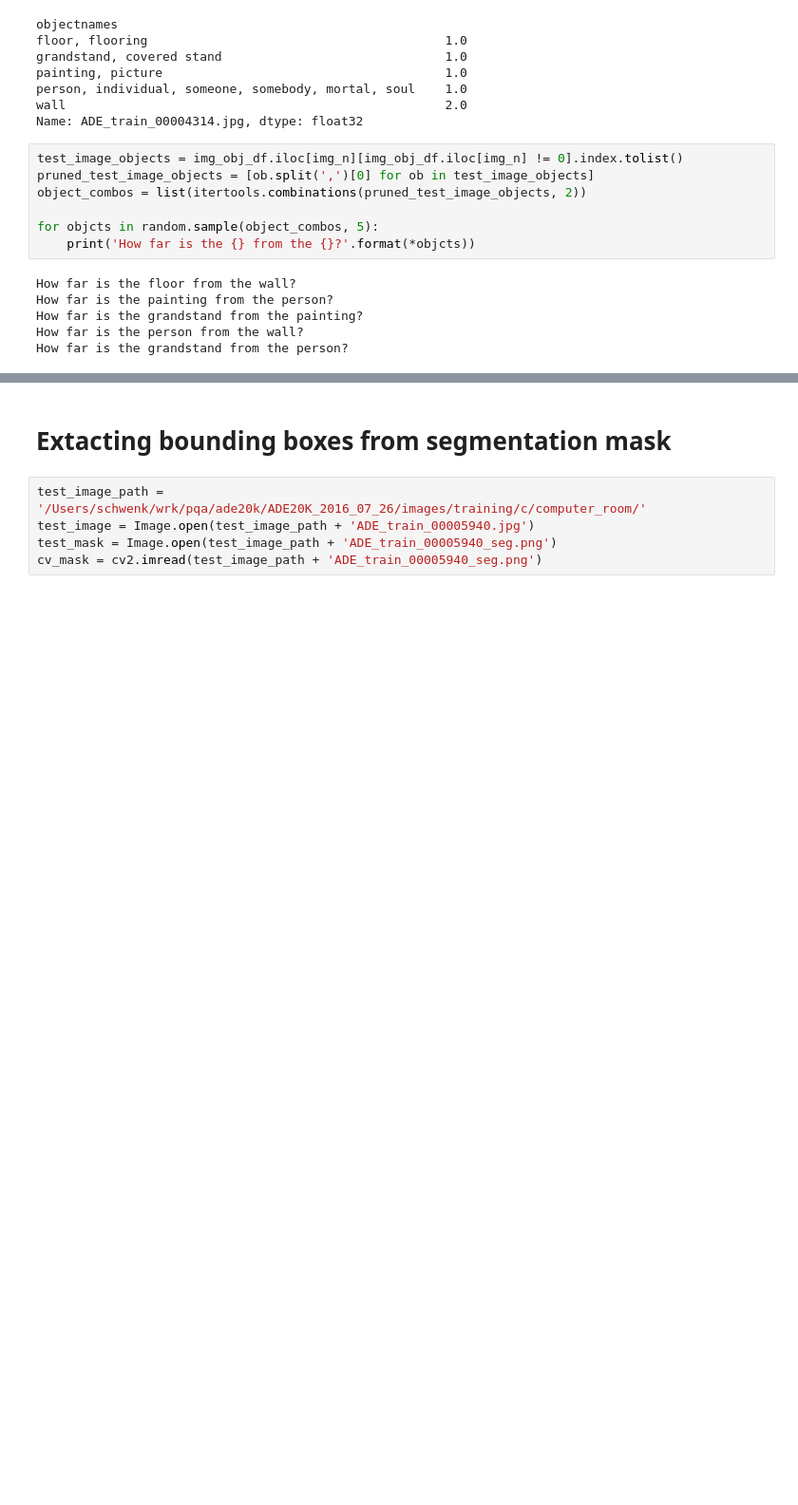
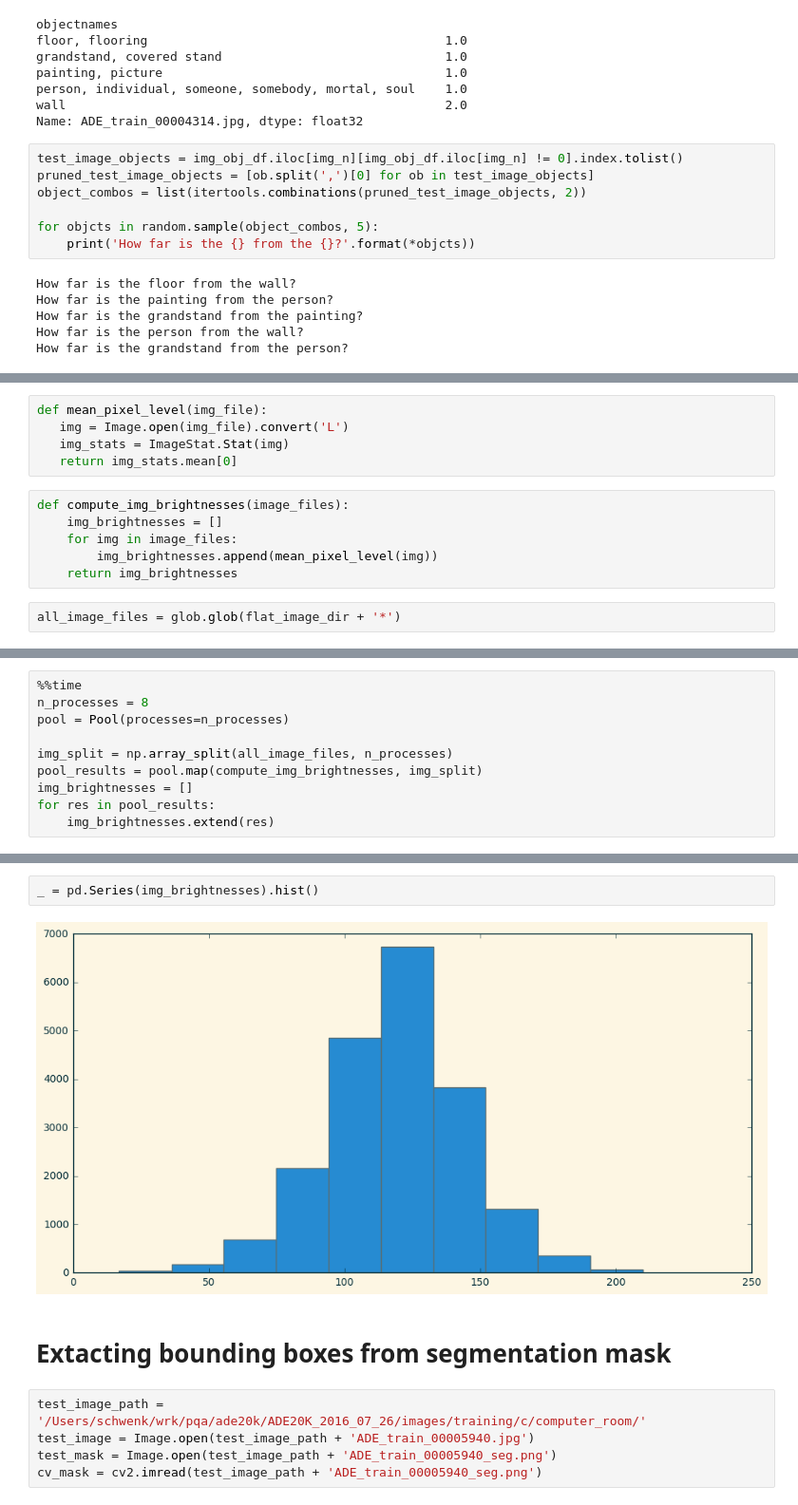
Before and after one commit to drschwenk/pqa_notebooks, a Jupyter notebook: ade_image_selection.ipynb, the cells around one changed output, grey strips where cells are left out. Shown at 95% size. Cells and saved outputs as stored; diff of their text form; blank space fills up the shorter version.

```diff
--- a/ade_image_selection.ipynb
+++ b/ade_image_selection.ipynb
@@ -373,0 +383,13 @@ How far is the grandstand from the person?
+# %%
+def mean_pixel_level(img_file):
+   img = Image.open(img_file).convert('L')
+   img_stats = ImageStat.Stat(img)
+   return img_stats.mean[0]
+# %%
+def compute_img_brightnesses(image_files):
+    img_brightnesses = []
+    for img in image_files:
+        img_brightnesses.append(mean_pixel_level(img))
+    return img_brightnesses
+# %%
+all_image_files = glob.glob(flat_image_dir + '*')
@@ -373,0 +400,10 @@ How far is the grandstand from the person?
+# %%
+%%time
+n_processes = 8
+pool = Pool(processes=n_processes)
+
+img_split = np.array_split(all_image_files, n_processes)
+pool_results = pool.map(compute_img_brightnesses, img_split)
+img_brightnesses = []
+for res in pool_results:
+    img_brightnesses.extend(res)
@@ -374,3 +413,7 @@ How far is the grandstand from the person?
+# %%
+_ = pd.Series(img_brightnesses).hist()
+# %% [output]
+[figure, added]
 # %% [markdown]
 # Extacting bounding boxes from segmentation mask
 # %%
```
Also changed, not shown: parts of 34 cells of this notebook.
